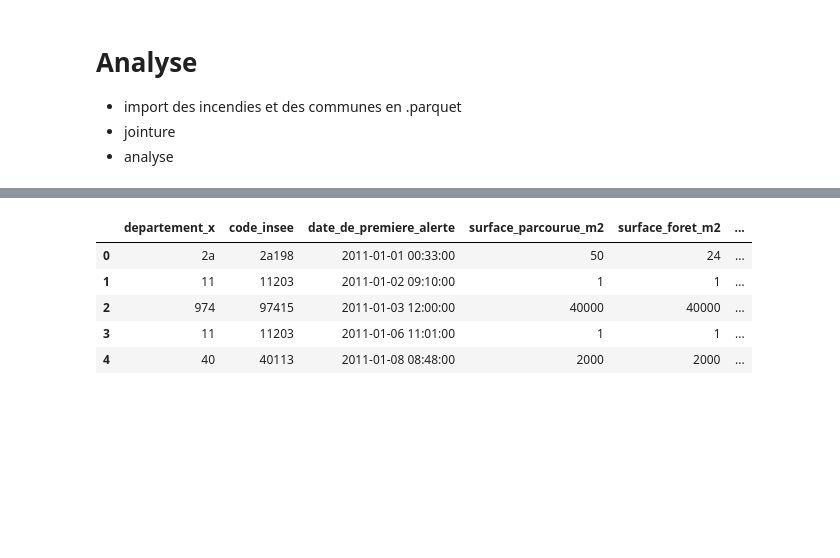
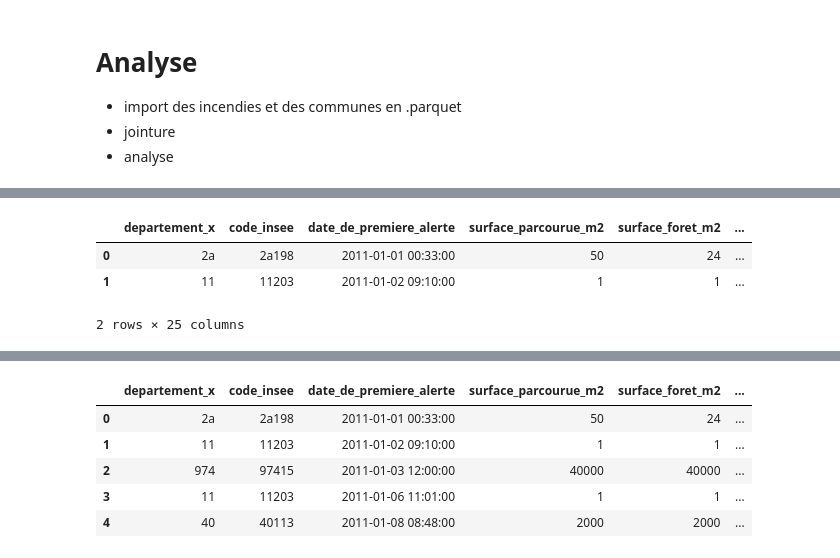
Before and after one commit to philippelaurens/incendies, a Jupyter notebook: notebooks/analyse.ipynb, the cells around one changed output, grey strips where cells are left out. Saved outputs shown, nothing was run; the diff lists cells and outputs as text; code cells hidden in the pictures; blank space fills up the shorter version.

```diff
--- a/notebooks/analyse.ipynb
+++ b/notebooks/analyse.ipynb
@@ -34,3 +54,10 @@ df = df_incendies.merge(
     on="code_insee",
     how="left"
 )
+# %%
+df.head(2)
+# %% [output]
+|  | departement_x | code_insee | date_de_premiere_alerte | surface_parcourue_m2 | surface_foret_m2 | ... |
+| 0 | 2a | 2a198 | 2011-01-01 00:33:00 | 50 | 24 | ... |
+| 1 | 11 | 11203 | 2011-01-02 09:10:00 | 1 | 1 | ... |
+2 rows × 25 columns
```
Also changed, not shown: parts of 6 cells of this notebook, 6 other files.
